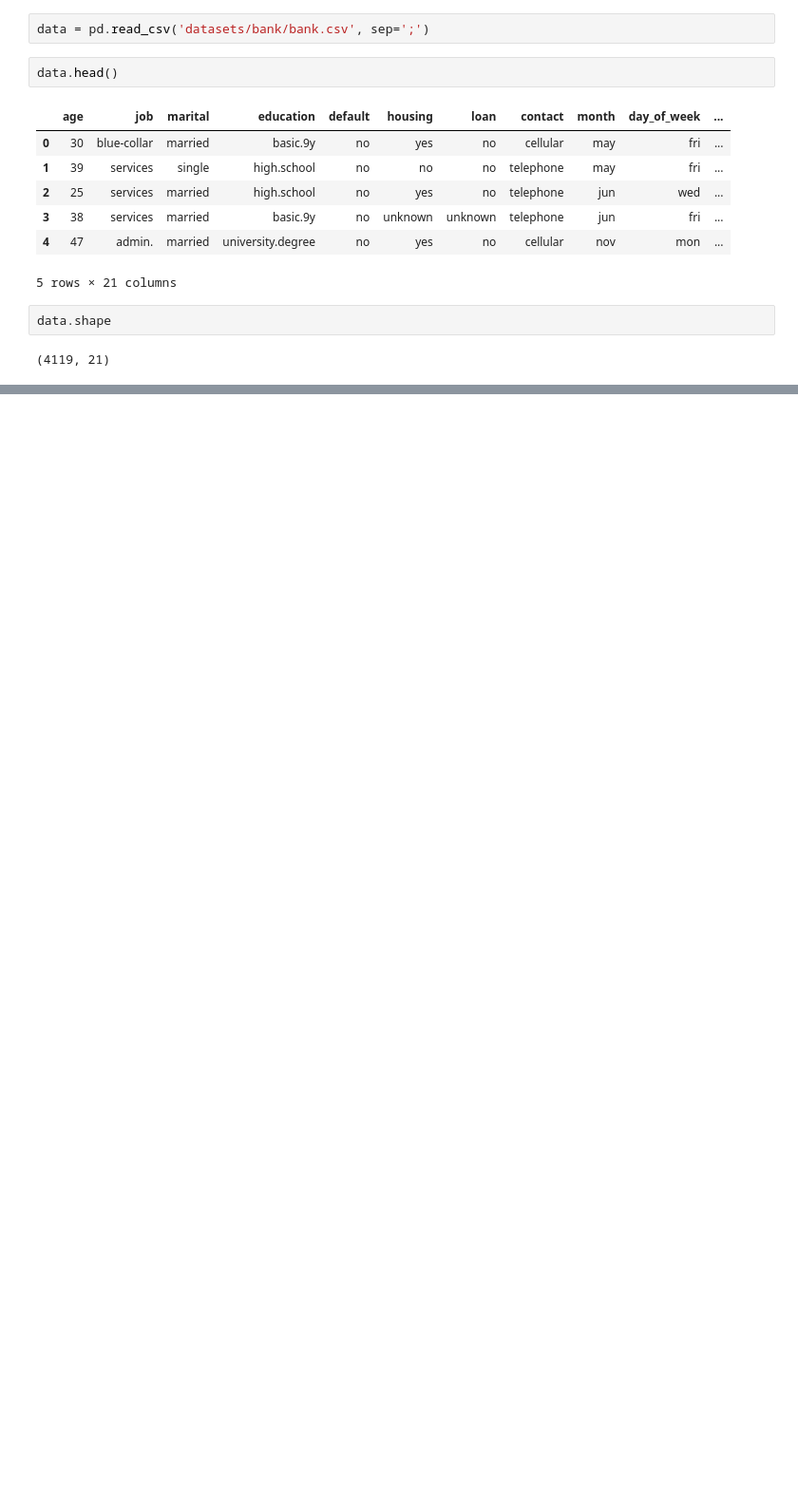
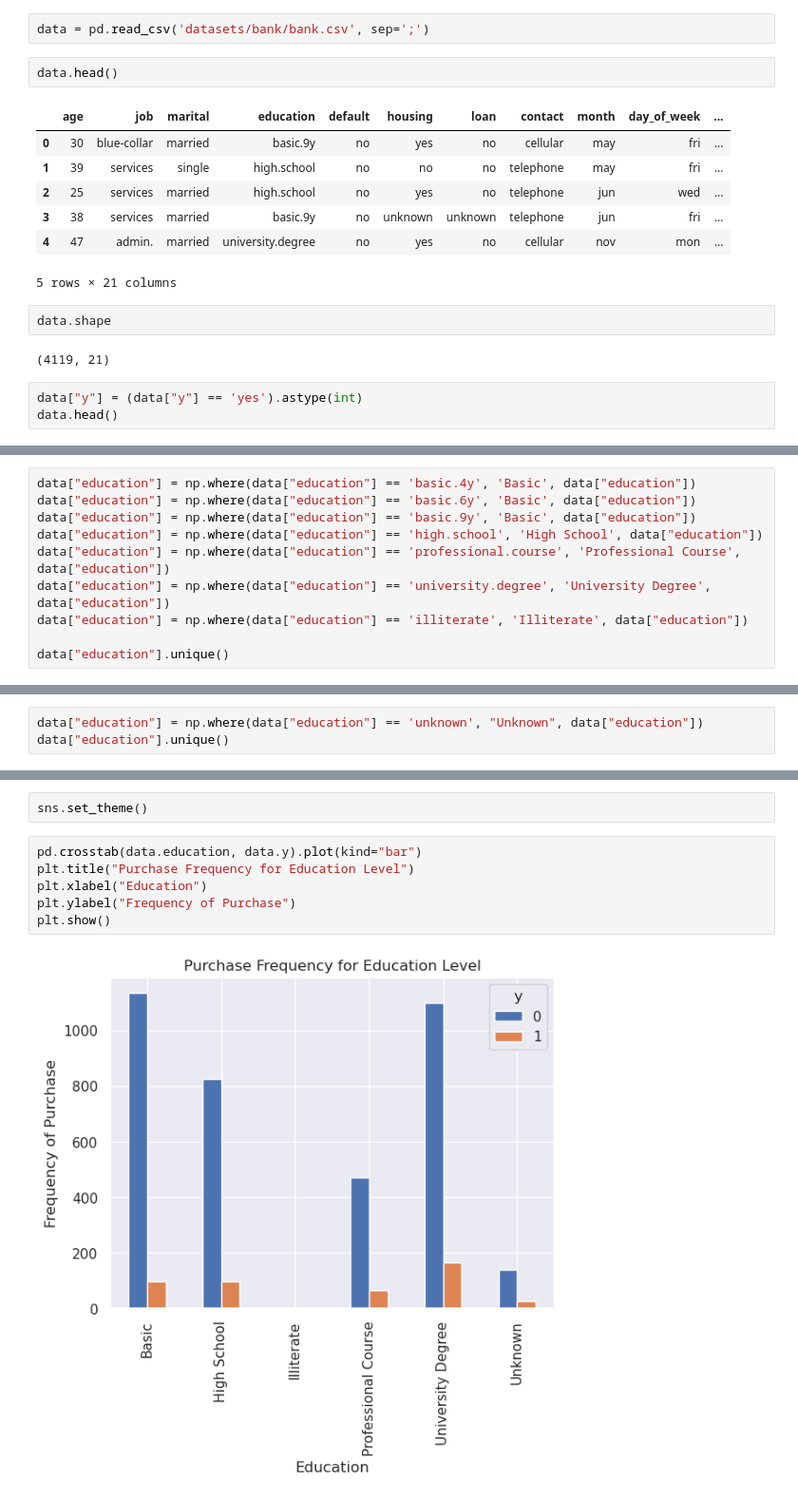
Before and after one commit to mmunozbe/ml-course, a Jupyter notebook: T5-3-Logistic Regression-Implementación.ipynb, the cells around one changed output, grey strips where cells are left out. Shown at 95% size. Saved outputs shown, nothing was run; the diff lists cells and outputs as text; blank space fills up the shorter version.

```diff
--- a/T5-3-Logistic Regression-Implementación.ipynb
+++ b/T5-3-Logistic Regression-Implementación.ipynb
@@ -16,3 +16,6 @@ data.head()
 data.shape
 # %% [output]
 (4119, 21)
+# %%
+data["y"] = (data["y"] == 'yes').astype(int)
+data.head()
@@ -18,0 +48,10 @@ data.shape
+# %%
+data["education"] = np.where(data["education"] == 'basic.4y', 'Basic', data["education"])
+data["education"] = np.where(data["education"] == 'basic.6y', 'Basic', data["education"])
+data["education"] = np.where(data["education"] == 'basic.9y', 'Basic', data["education"])
+data["education"] = np.where(data["education"] == 'high.school', 'High School', data["education"])
+data["education"] = np.where(data["education"] == 'professional.course', 'Professional Course', data["education"])
+data["education"] = np.where(data["education"] == 'university.degree', 'University Degree', data["education"])
+data["education"] = np.where(data["education"] == 'illiterate', 'Illiterate', data["education"])
+
+data["education"].unique()
@@ -18,0 +61,3 @@ data.shape
+# %%
+data["education"] = np.where(data["education"] == 'unknown', "Unknown", data["education"])
+data["education"].unique()
@@ -18,0 +95,10 @@ data.shape
+# %%
+sns.set_theme()
+# %%
+pd.crosstab(data.education, data.y).plot(kind="bar")
+plt.title("Purchase Frequency for Education Level")
+plt.xlabel("Education")
+plt.ylabel("Frequency of Purchase")
+plt.show()
+# %% [output]
+[figure, added]
```
Also changed, not shown: parts of 13 cells of this notebook.
